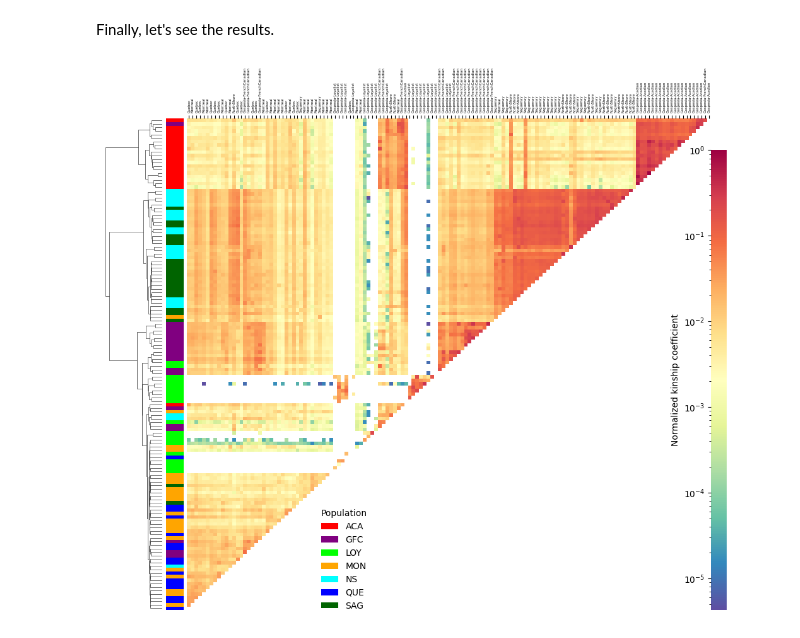
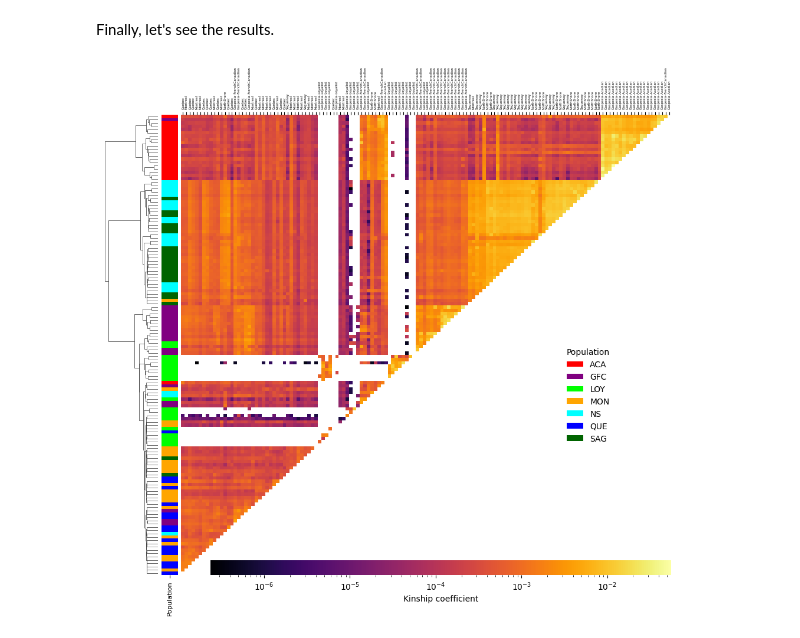
Before and after one commit to Genopop/geneakit, a Jupyter notebook: examples/kinship_heatmap.ipynb, the cells around one changed output. Cells and saved outputs as stored; diff of their text form; code cells hidden in the pictures.

Commit message:
Minor aesthetic changes to kinship_heatmap example

```diff
--- a/examples/kinship_heatmap.ipynb
+++ b/examples/kinship_heatmap.ipynb
@@ -86,11 +83,7 @@ for i in range(phi.shape[0]):
     phi.iloc[i, i] = 0
 max_phi = phi.max().max()
 for i in range(phi.shape[0]):
-    for j in range(phi.shape[0]):
-        if i == j:
-            phi.iloc[i, j] = 1
-        else:
-            phi.iloc[i, j] /= max_phi
+    phi.iloc[i, i] = max_phi
 phi.iloc[:5, :5]
 # %% [output]
 |  | 217891 | 218089 | 219947 | 288708 | 288764 |
@@ -203,39 +196,44 @@ Finally, let's see the results.
 cm = sns.clustermap(phi,
                     mask=mask,
                     method='ward',
-                    cmap='Spectral_r',
+                    cmap='inferno',
                     row_colors=colors,
                     xticklabels=pops,
                     yticklabels=False,
-                    cbar_kws={'label': 'Normalized kinship coefficient'},
+                    cbar_kws={'label': 'Kinship coefficient',
+                              'orientation': 'horizontal'},
                     dendrogram_ratio=(.1, 0),
                     figsize=(10, 10),
                     norm=LogNorm())
 
 # Invert the x-axis
 cm.ax_heatmap.invert_xaxis()
 
+# Add a label to the row colors
+cm.ax_row_colors.set_xticks([0.5])
+cm.ax_row_colors.set_xticklabels(['Population'], rotation=90, fontsize=8)
+
 # Colorbar
 cm.ax_cbar.yaxis.set_ticks_position('left')
 cm.ax_cbar.yaxis.set_label_position('left')
 x0, y0, w0, h0 = cm.cbar_pos
 x1, y1, w1, h1 = cm.ax_heatmap.get_position().bounds
-cm.ax_cbar.set_position([x1 + w1, y1, w0 / 2, h1 - w0])
+cm.ax_cbar.set_position([x1 + w0, y1, w1 - w0, w0 / 2])
 
 # Move the xticklabels to the top
 cm.ax_heatmap.xaxis.set_ticks_position('top')
 cm.ax_heatmap.xaxis.set_label_position('top')
 cm.ax_heatmap.xaxis.set_tick_params(rotation=90, labelsize=4)
 
 # Create a list of legend elements
 legend_elements = [Patch(facecolor=color, label=pop) for pop, color in pop_to_color.items()]
 
 # Add the legend to the plot
 cm.ax_heatmap.legend(handles=legend_elements,
                      title='Population',
-                     bbox_to_anchor=(x1 * 2, y1 / 2),
+                     bbox_to_anchor=(w1, h1 / 2),
                      loc='center',
                      frameon=False)
-plt.savefig('kinship_heatmap.svg', format='svg', bbox_inches='tight')
+plt.show()
 # %% [output]
-[figure, old version]
+[figure, new version]
```
Also changed, not shown: parts of 3 cells of this notebook.
